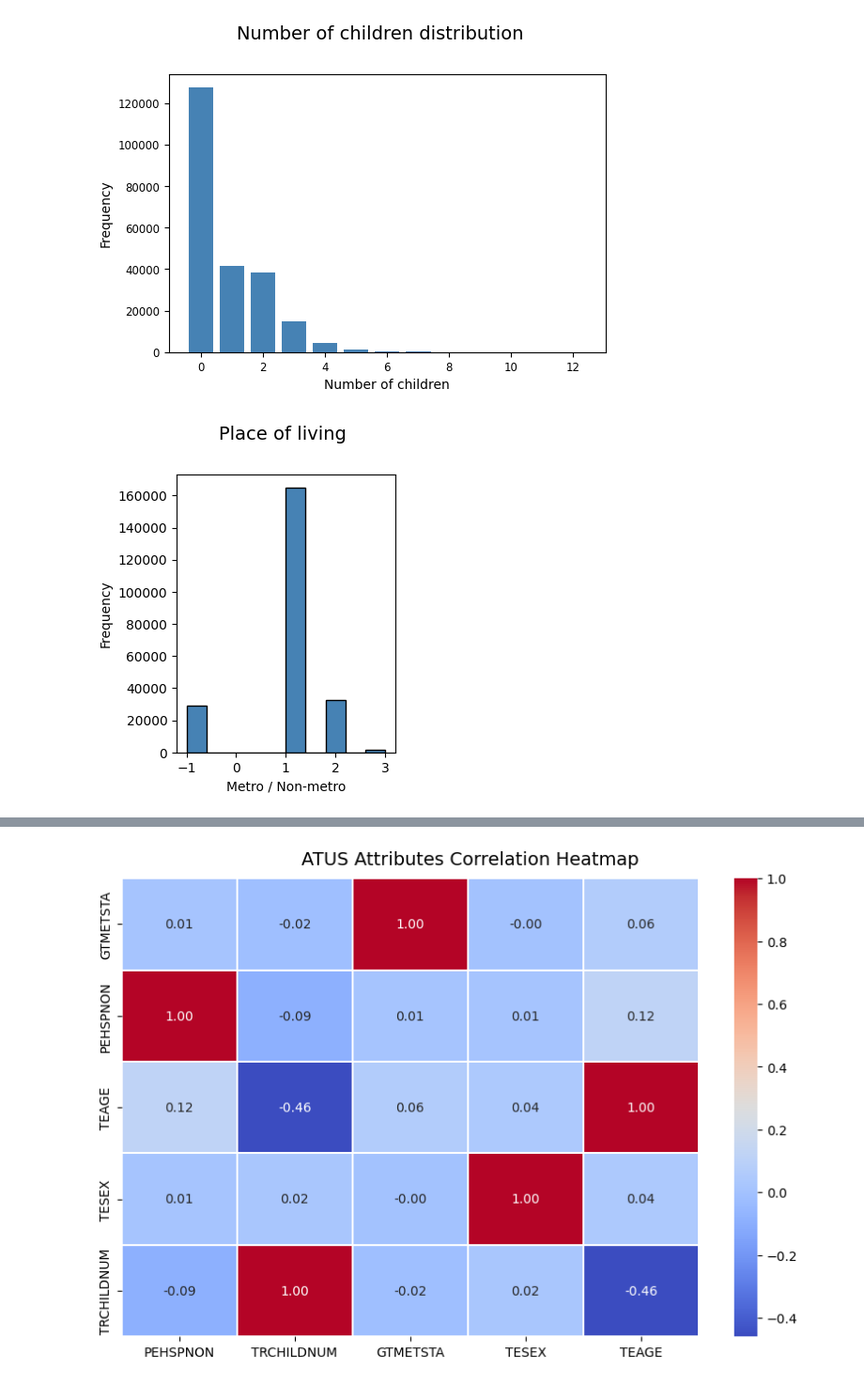
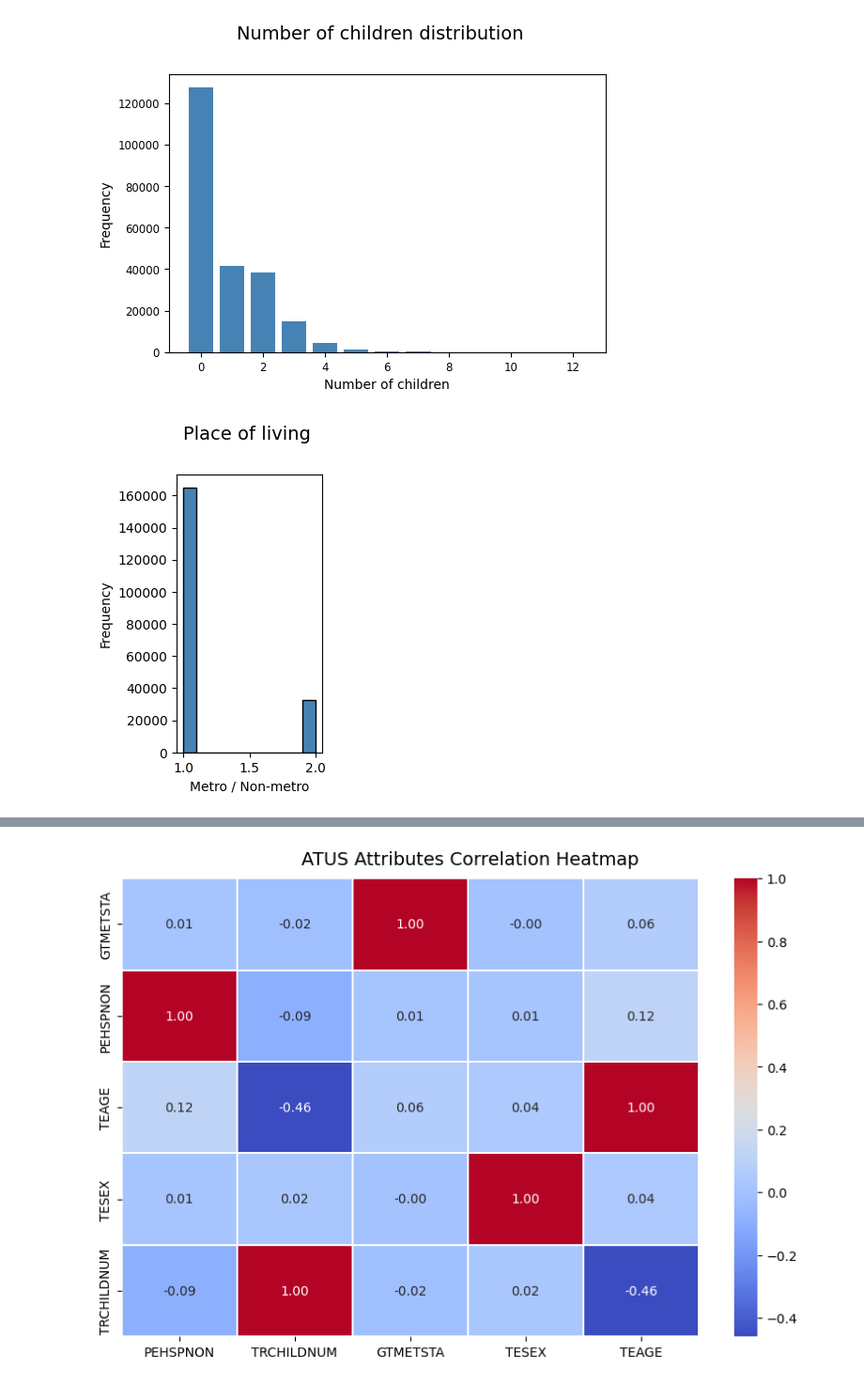
Before and after one commit to amolahinge/CS765-group-population, a Jupyter notebook: CS765_Project_2.ipynb, the cells around one changed output, grey strips where cells are left out. Shown at 94% size. Cells and saved outputs as stored; diff of their text form; code cells hidden in the pictures.

```diff
--- a/CS765_Project_2.ipynb
+++ b/CS765_Project_2.ipynb
@@ -32,0 +13,3 @@ df.head(2)
+# %%
+processed_df = pd.read_csv('processedDF.csv', header='infer')
+processed_df.head()
@@ -93,19 +88,35 @@ bar = ax.bar(df_num_children[0], df_num_children[1], color='steelblue')
 # %% [output]
 [figure]
 # %%
-#metro / non-metro status
-fig = plt.figure(figsize = (3, 4))
+# #metro / non-metro status
+# fig = plt.figure(figsize = (2, 4))
+# title = fig.suptitle("Place of living", fontsize=14)
+# fig.subplots_adjust(top=0.85, wspace=0.3)
+
+# ax = fig.add_subplot(1,1,1)
+# ax.set_xlabel("Metro / Non-metro")
+# ax.set_ylabel("Frequency")
+
+# df_living_status = processed_df['MetStat'].value_counts()
+# df_living_status = (list(df_living_status.index), list(df_living_status.values))
+# ax.tick_params(axis='both', which='major', labelsize=8.5)
+# bar = ax.bar(df_living_status[0], df_living_status[1], color='steelblue')
+
+
+# #metro / non-metro status
+#change in processed_df to metro / non-metro
+fig = plt.figure(figsize = (2, 4))
 title = fig.suptitle("Place of living", fontsize=14)
 fig.subplots_adjust(top=0.85, wspace=0.3)
 
-ax = fig.add_subplot(1,1, 1)
+ax = fig.add_subplot(1,1,1)
 ax.set_xlabel("Metro / Non-metro")
 ax.set_ylabel("Frequency")
-freq, bins, patches = ax.hist(df['GTMETSTA'], color='steelblue',
+freq, bins, patches = ax.hist(processed_df['MetStat'], color='steelblue',
                                     edgecolor='black', linewidth=1)
-#todo - ignore 0,1 and 3 values here
+#todo - x-axis values as per values in list
 # %% [output]
-[figure, old version]
+[figure, new version]
 # %%
 #gender distribution
 fig = plt.figure(figsize = (2, 4))
```
Also changed, not shown: parts of 20 cells of this notebook.
